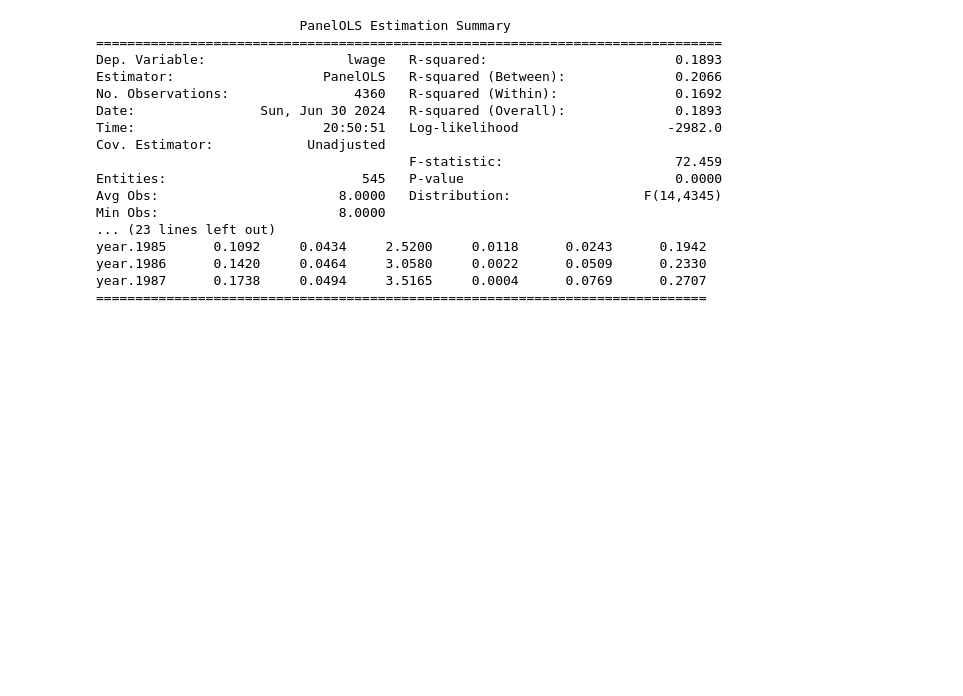
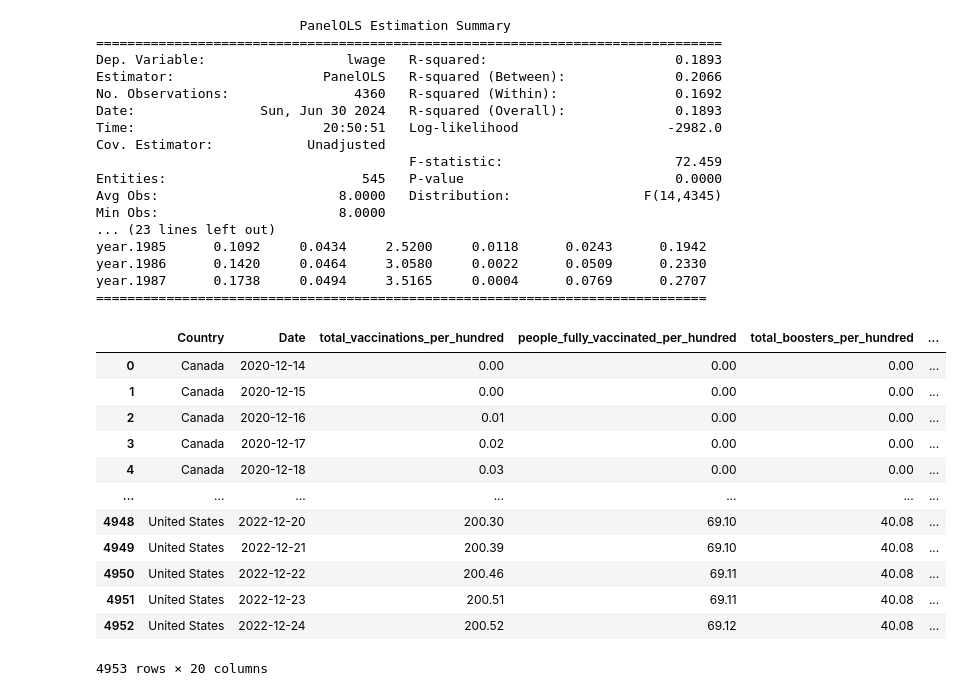
Before and after one commit to Kajaani-Balabavan/deep-panel, a Jupyter notebook: notebooks/draft_panel.ipynb, the cells around one changed output. Drawn from its saved outputs; the diff is of its cells as text; code cells hidden in the pictures; blank space fills up the shorter version.

Commit message:
Statistical Models Added

```diff
--- a/notebooks/draft_panel.ipynb
+++ b/notebooks/draft_panel.ipynb
@@ -448,0 +454,17 @@ year.1987      0.1738     0.0494     3.5165     0.0004      0.0769      0.2707
+# %%
+df= pd.read_csv(r'..\data\Base_Paper\Deep Neural Network Estimation in Panel Data Models\G7_data.csv')
+df
+# %% [output]
+|  | Country | Date | total_vaccinations_per_hundred | people_fully_vaccinated_per_hundred | total_boosters_per_hundred | ... |
+| 0 | Canada | 2020-12-14 | 0.00 | 0.00 | 0.00 | ... |
+| 1 | Canada | 2020-12-15 | 0.00 | 0.00 | 0.00 | ... |
+| 2 | Canada | 2020-12-16 | 0.01 | 0.00 | 0.00 | ... |
+| 3 | Canada | 2020-12-17 | 0.02 | 0.00 | 0.00 | ... |
+| 4 | Canada | 2020-12-18 | 0.03 | 0.00 | 0.00 | ... |
+| ... | ... | ... | ... | ... | ... | ... |
+| 4948 | United States | 2022-12-20 | 200.30 | 69.10 | 40.08 | ... |
+| 4949 | United States | 2022-12-21 | 200.39 | 69.10 | 40.08 | ... |
+| 4950 | United States | 2022-12-22 | 200.46 | 69.11 | 40.08 | ... |
+| 4951 | United States | 2022-12-23 | 200.51 | 69.11 | 40.08 | ... |
+| 4952 | United States | 2022-12-24 | 200.52 | 69.12 | 40.08 | ... |
+4953 rows × 20 columns
```
Also changed, not shown: parts of 2 cells of this notebook, 10 other files.
